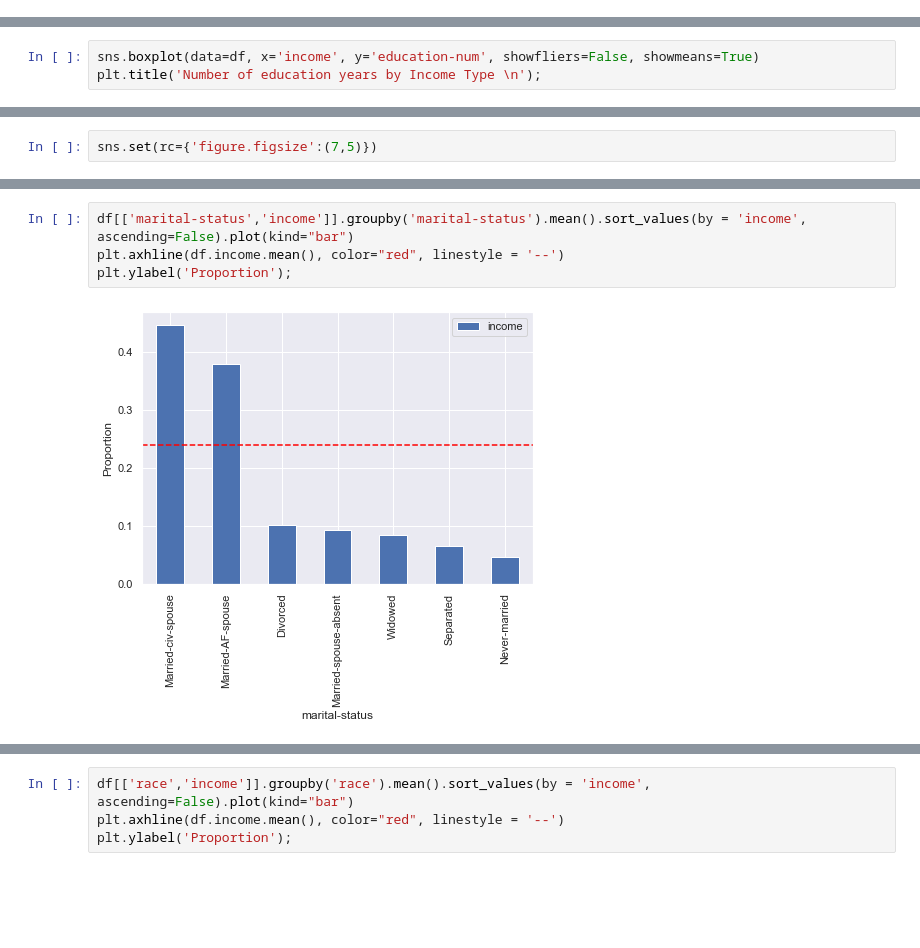
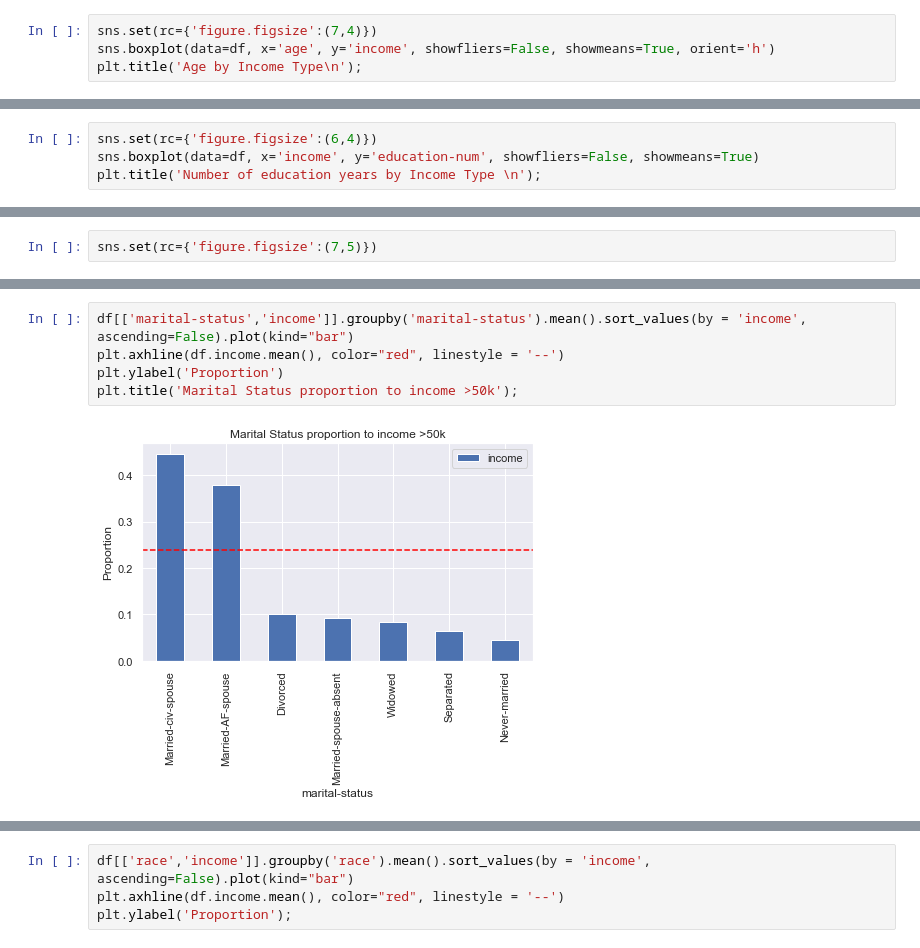
Before and after one commit to jduran3/Marketing_based_on_income_classification, a Jupyter notebook: notebooks/Capstone 2 - EDA v2.ipynb, the cells around one changed output, grey strips where cells are left out. Cells and saved outputs as stored; diff of their text form; blank space fills up the shorter version.

```diff
--- a/notebooks/Capstone 2 - EDA v2.ipynb
+++ b/notebooks/Capstone 2 - EDA v2.ipynb
@@ -83,0 +82,4 @@ plt.title('Age by Income Type\n');
+# %%
+sns.set(rc={'figure.figsize':(7,4)})
+sns.boxplot(data=df, x='age', y='income', showfliers=False, showmeans=True, orient='h')
+plt.title('Age by Income Type\n');
@@ -84,4 +88,5 @@ plt.title('Age by Income Type\n');
 # %%
+sns.set(rc={'figure.figsize':(6,4)})
 sns.boxplot(data=df, x='income', y='education-num', showfliers=False, showmeans=True)
 plt.title('Number of education years by Income Type \n');
 # %% [output]
@@ -129,9 +166,10 @@ plt.ylabel('Proportion');
 # %%
 df[['marital-status','income']].groupby('marital-status').mean().sort_values(by = 'income', ascending=False).plot(kind="bar")
 plt.axhline(df.income.mean(), color="red", linestyle = '--')
-plt.ylabel('Proportion');
+plt.ylabel('Proportion')
+plt.title('Marital Status proportion to income >50k');
 # %% [output]
-[figure, old version]
+[figure, new version]
 # %%
 df[['occupation','income']].groupby('occupation').mean().sort_values(by = 'income', ascending=False).plot(kind="bar")
 plt.axhline(df.income.mean(), color="red", linestyle = '--')
```
Also changed, not shown: parts of 18 cells of this notebook.
